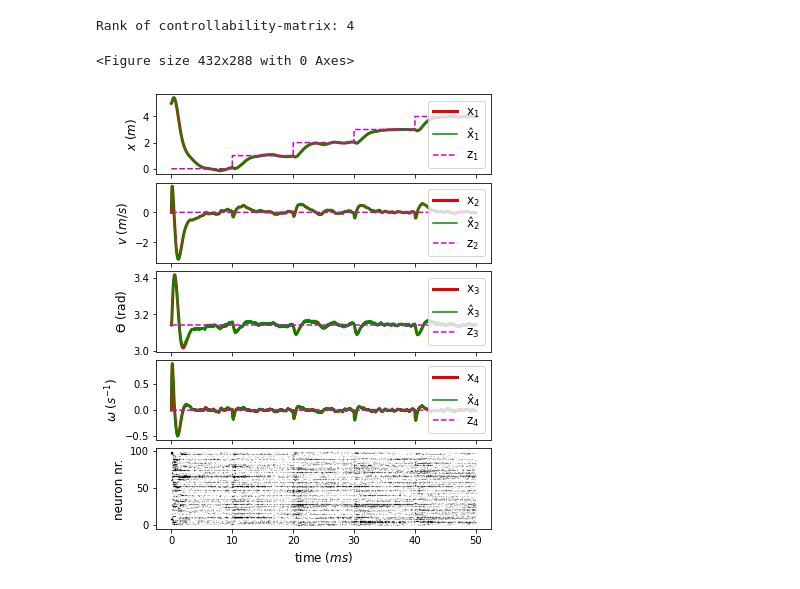
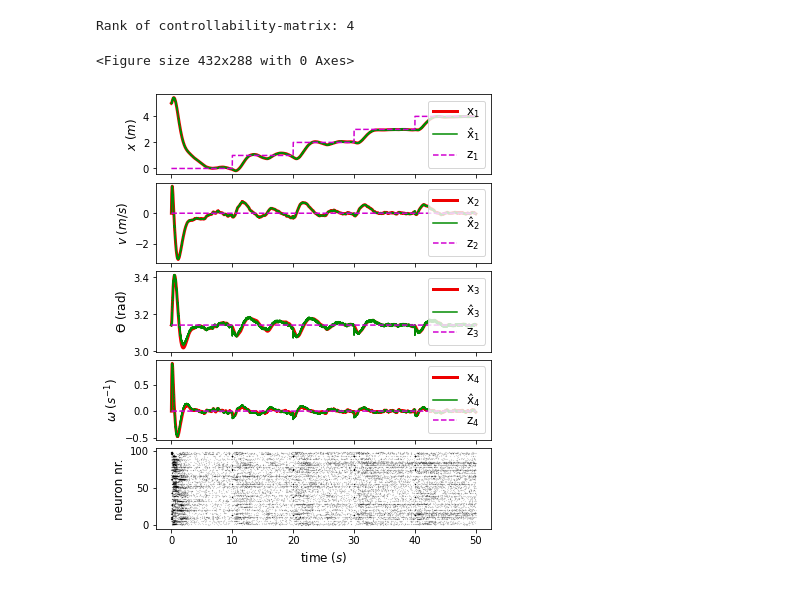
Before and after one commit to FSSlijkhuis/SCN_estimation_and_control, a Jupyter notebook: fig 5.ipynb, the cells around one changed output. Cells and saved outputs as stored; diff of their text form; code cells hidden in the pictures.

Commit message:
Add files via upload
Correct connectivity, U is now correctly read out. Added notebook for open-loop control

```diff
--- a/fig 5.ipynb
+++ b/fig 5.ipynb
@@ -10,10 +10,13 @@ import control
 
 np.random.seed(0)
 # %%
-def run_network_step(y,u,r,s,v,D,T,lam,O_f,O_s,O_c,O_k,C,t,dt,sigma):
+def run_network_step(y,x_des,Dx,r,s,v,D,T,lam,Kc,O_f,O_s,O_c,F_c,O_k,F_k,B,C,t,dt,sigma):
+
+    u_next = -Kc @ (D[:-4] @ r - D[4:] @ r)
 
     # Calculating the voltages at time t+1
-    dvdt = -lam * v - O_f @ s + O_s @ r + O_c @ u + O_k @ (y-C@(D@r))
+    dvdt = -lam * v - O_f @ s + O_s @ r + (O_c @ r + F_c @ D[4:] @ r) - (O_k @ r + F_k @ C @ y)
+    dvdt = dvdt + (D[4:].T @ ((lam*x_des)+Dx)) - (D[4:].T @ D[4:] @ s)
     v_next = v + dvdt*dt + np.sqrt(dt)*sigma*np.random.randn(len(dvdt))
 
     # check if there are neurons whose voltage is above threshold
@@ -28,7 +31,7 @@ def run_network_step(y,u,r,s,v,D,T,lam,O_f,O_s,O_c,O_k,C,t,dt,sigma):
     drdt = s_next - lam*r
     r_next = r + drdt*dt
 
-    return r_next, s_next, v_next
+    return r_next, s_next, v_next, u_next
 # %%
 def run_kalman_filter_step(x_hat,A,B,u,Kf,y,C,dt):
 
@@ -193,7 +205,7 @@ Q = np.array([[1,0,0,0],
               [0,0,0,1]])
 R = 0.001
 Kc,_,_ = control.lqr(A,B,Q,R)
-Kc=np.squeeze(np.asarray(Kc))
+#Kc=np.squeeze(np.asarray(Kc))
 #desired_state=np.array([0,0,np.pi,0]) #desired position, desired velocity
 
 # Desired states
@@ -209,6 +221,7 @@ x0_des[int(Nt/5)*3:int(Nt/5)*4] = 3
 x0_des[int(Nt/5)*4:] = 4
 
 x_des = np.array([x0_des,x1_des,x2_des,x3_des]) # Desired states over time.
+x0_des = np.concatenate((x0, x_des[:,0]))
 
 #Covariance matrices
 Vd = .00001*np.identity(4)  # disturbance covariance
@@ -240,11 +253,11 @@ legend_fontsize=12
 #ax3 = plt.subplot2grid(shape=(3, 1), loc=(0, 1), rowspan=2)
 
 network_size=100
-signal_dimensions=4
+signal_dimensions=8
 lam=0.1
 
 # Run the spike coding network with previously defined parameters:
-D,r,s,V,T,_,X_true = run_kf_pipeline(A,B,Kc,x0,x_des,Vd,Vn,Kf,dt,Nt,voltage_noise_sigma,network_size,signal_dimensions,lam,control_on=True)
+D,r,s,V,T,_,X_true = run_kf_pipeline(A,B,Kc,x0_des,x_des,Vd,Vn,Kf,dt,Nt,voltage_noise_sigma,network_size,signal_dimensions,lam,control_on=True)
 X_snn = D @ r # Decode the spike rates into DS states.
 
 X_snn[2]=X_snn[2]+np.pi
@@ -282,7 +295,7 @@ legend.append("x$_{"+str(3)+"}$")
 #legend.append("x̂$_{"+str(1)+"}$_FE")
 axs[2].plot(np.arange(0,Time+dt,dt),X_snn[2],color='#008A00')
 legend.append("x̂$_{"+str(3)+"}$")
-axs[2].plot(np.arange(0,Time+dt,dt),x_des[2],linestyle='dashed',c="#D100D1")
+axs[2].plot(np.arange(0,Time+dt,dt),x_des[2]+np.pi,linestyle='dashed',c="#D100D1")
 legend.append("z$_{3}$")
 axs[2].legend(legend,fontsize=legend_fontsize,loc='right')
 
@@ -292,32 +305,32 @@ legend.append("x$_{"+str(4)+"}$")
 #ax2.plot(np.arange(0,Time+dt,dt),X_hat_fe[1],color='#0000FF')
 #legend.append("x̂$_{"+str(2)+"}$_FE")
 axs[3].plot(np.arange(0,Time+dt,dt),X_snn[3],color='#008A00')
 legend.append("x̂$_{"+str(4)+"}$")
 axs[3].plot(np.arange(0,Time+dt,dt),x_des[3],linestyle='dashed',c="#D100D1")
 legend.append("z$_{4}$")
 axs[3].legend(legend,fontsize=legend_fontsize,loc='right')
 
 #axs[0].set(xlabel='time ($ms$)',ylabel='pos. ($m$)')
 #axs[0].set(title='SCN Kalman filter (green) estimating and \n controlling cartpole (red)')
 axs[0].set_ylabel('$x$ $(m)$',fontsize = 12)
 axs[1].set_ylabel('$v$ $(m/s)$',fontsize = 12)
 axs[2].set_ylabel('$ϴ$ (rad)',fontsize = 12)
 axs[3].set_ylabel('$ω$ $(s^{-1})$',fontsize = 12)
 #axs[1].set_xlabel('time ($ms$)',fontsize = 12)
 
 #axs[0,1].axis('off')
 
 # # We use a scatterplot for the spike trains:
 axs[4].scatter(np.nonzero(s)[1]/10000,np.nonzero(s)[0],marker=".",s=0.01,color='black')
 #print(axs[3].get_position)
 #position=(0.13,-0.04,0.77,0.4),
-axs[4].set_xlabel('time ($ms$)',fontsize = 12)
+axs[4].set_xlabel('time ($s$)',fontsize = 12)
 axs[4].set_ylabel('neuron nr.',fontsize = 12)
 #axs[2].set_yticks([0,1,2,3,4,5,6,7,8,9])
 
 plt.savefig('fig5.svg', facecolor='white', transparent=False, dpi=300, bbox_inches='tight')
 plt.savefig('fig5.png', facecolor='white', transparent=False, dpi=300, bbox_inches='tight')
 plt.show()
 # %% [output]
 <Figure size 432x288 with 0 Axes>
-[figure, old version]
+[figure, new version]
```
Also changed, not shown: parts of 1 cell of this notebook, 1 other file.
